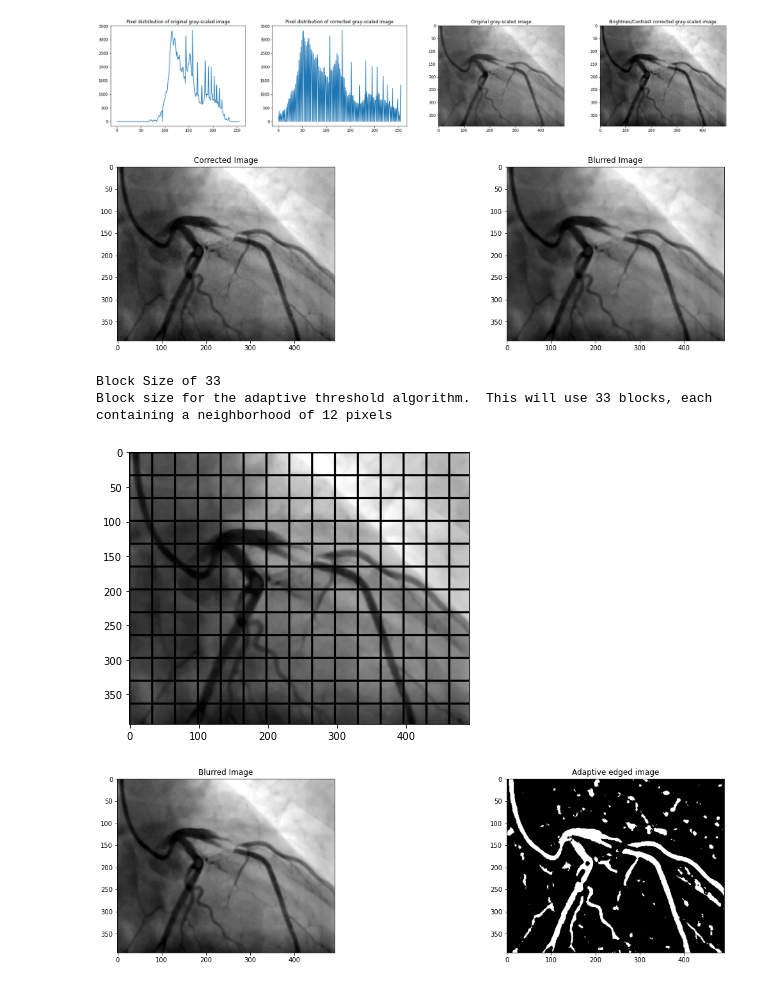
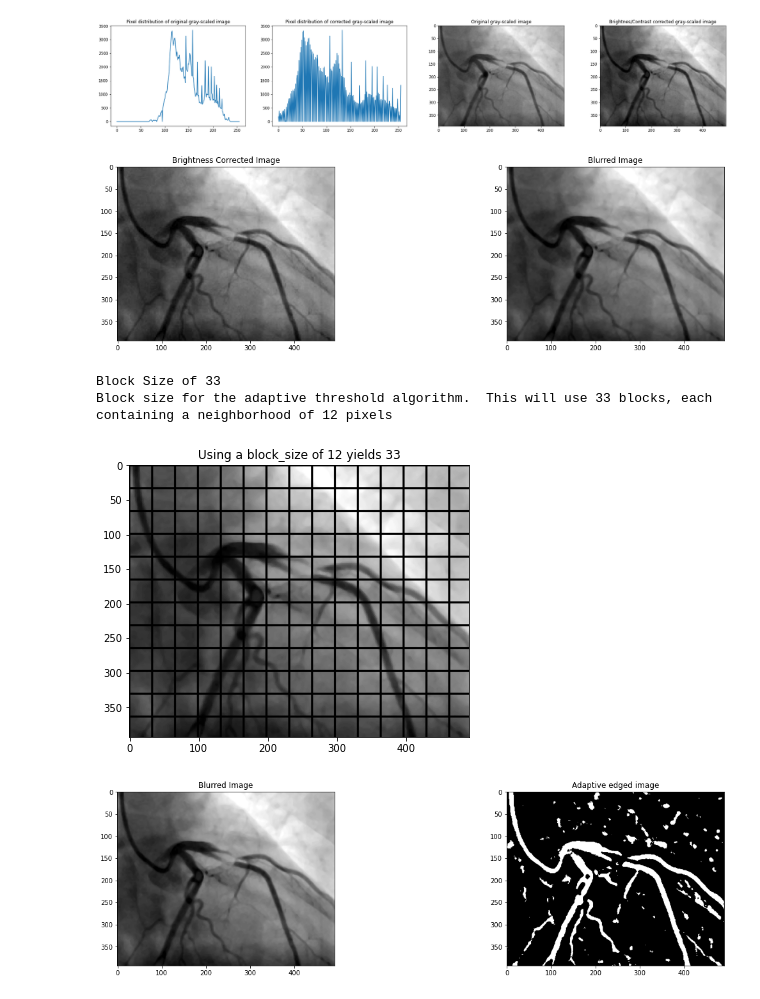
Before and after one commit to HeeebsInc/AngiogramBlockageDetection, a Jupyter notebook: technical-notebook.ipynb, the cells around one changed output. Cells and saved outputs as stored; diff of their text form; code cells hidden in the pictures.

Commit message:
adding more steps and images

```diff
--- a/technical-notebook.ipynb
+++ b/technical-notebook.ipynb
@@ -104,30 +104,31 @@ plt.show()
 fig, ax = plt.subplots(1,2, figsize = (20,5))
 blurred = cv2.medianBlur(gray_corrected, 5)
 ax[0].imshow(gray_corrected, cmap = 'gray')
-ax[0].set_title('Corrected Image')
+ax[0].set_title('Brightness Corrected Image')
 ax[1].imshow(blurred, cmap = 'gray')
 ax[1].set_title('Blurred Image')
 plt.show()
 # %% [output]
-[figure, old version]
+[figure, new version]
 # %%
 #Step 6 Create blocksize
 neighbors = 12
 blurred_copy = blurred.copy()
 block_size = int(blurred.shape[0] / neighbors)
 block_size = block_size + 1 if block_size % 2 == 0 else block_size #ensure that block size is odd number
 print(f'Block Size of {block_size}')
 for y in range(0, blurred.shape[0], block_size):
     for x in range(0, blurred.shape[1], block_size):
         cv2.rectangle(blurred_copy, (x, y), (x+block_size, y+block_size), (0,0,255), 2)
 print(f'Block size for the adaptive threshold algorithm.  This will use {block_size} blocks, each containing a neighborhood of {neighbors} pixels')
 plt.figure(figsize=(20,5))
+plt.title(f'Using a block_size of {neighbors} yields {block_size}')
 plt.imshow(blurred_copy, cmap = 'gray')
 plt.show()
 # %% [output]
 Block Size of 33
 Block size for the adaptive threshold algorithm.  This will use 33 blocks, each containing a neighborhood of 12 pixels
-[figure, old version]
+[figure, new version]
 # %%
 #Step 7 Apply adaptive thresholding using the block size above
 constant = 10
```
Also changed, not shown: parts of 3 cells of this notebook, 4 other files.
